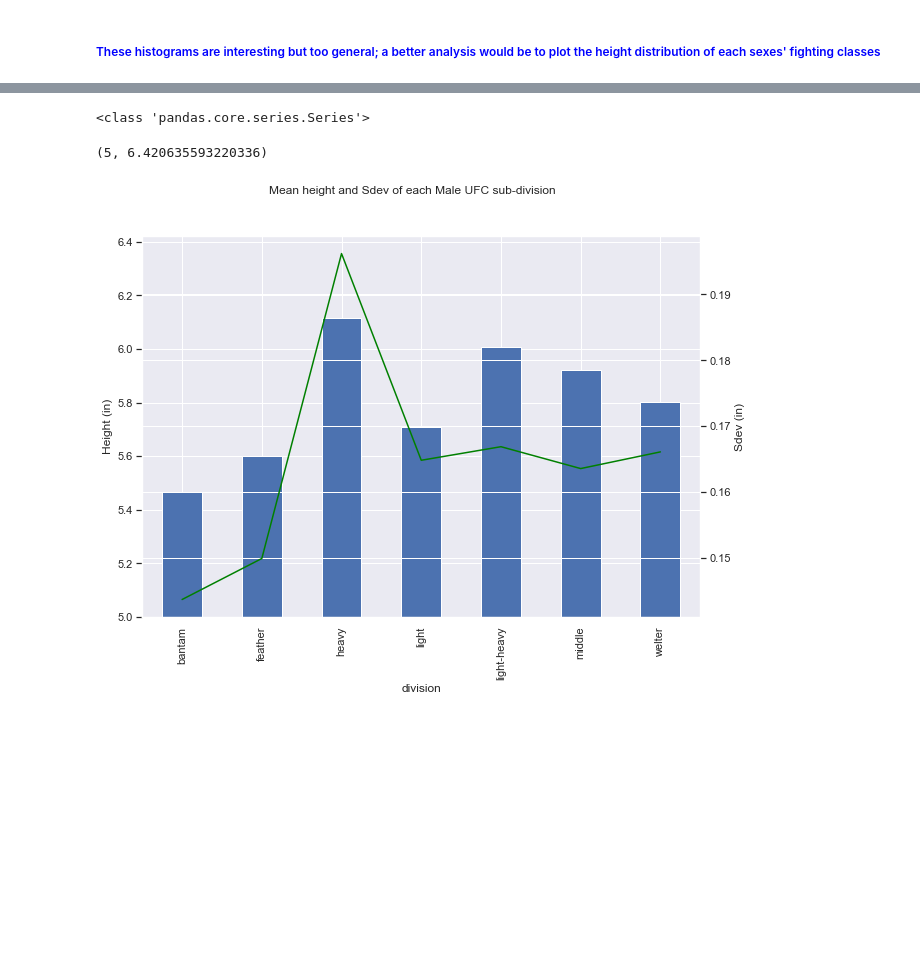
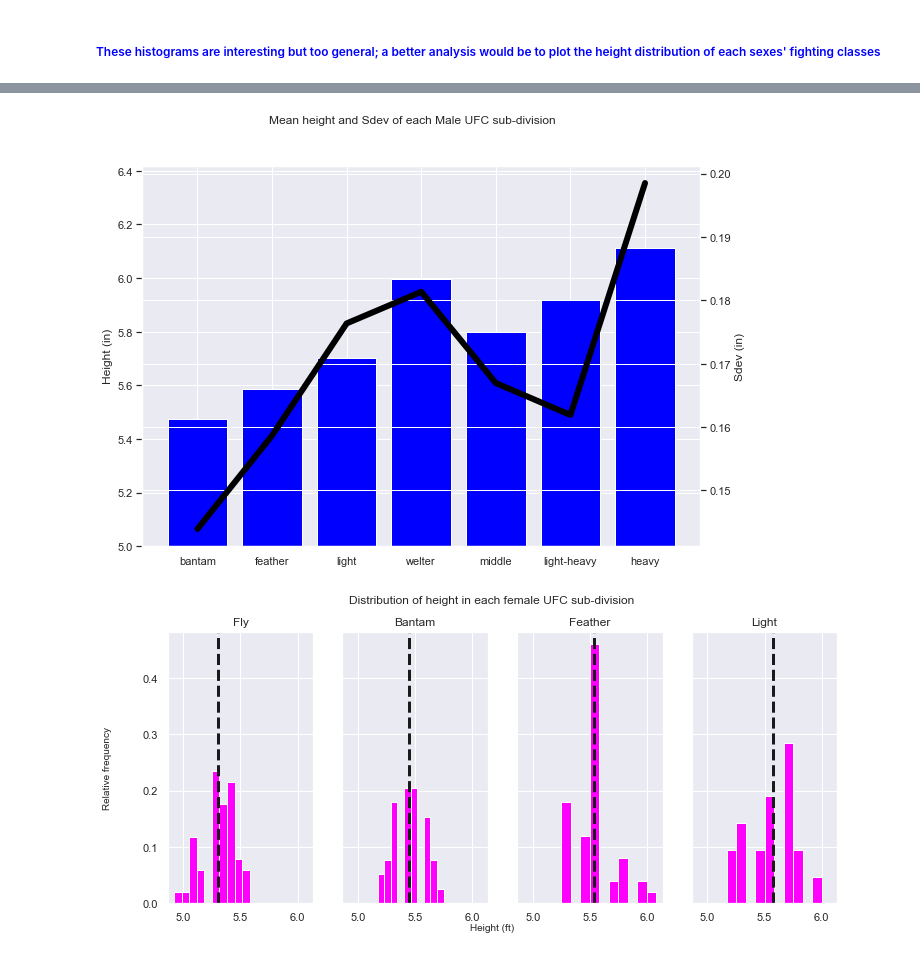
Before and after one commit to egarcia11/ufc_data_analysis, a Jupyter notebook: introductory_analysis.ipynb, the cells around one changed output, grey strips where cells are left out. Saved outputs shown, nothing was run; the diff lists cells and outputs as text; code cells hidden in the pictures; blank space fills up the shorter version.

```diff
--- a/introductory_analysis.ipynb
+++ b/introductory_analysis.ipynb
@@ -300,28 +297,64 @@ axes[1][3].axvline(heavyWeights['height'].mean(), color='k', linestyle='dashed',
 # %%
 #figure settings
 fig3, ax1 = plt.subplots(figsize=(10,7))
 fig3.suptitle('Mean height and Sdev of each Male UFC sub-division')
 ax2 = ax1.twinx()
 
 ax1.set_ylabel('Height (in)')
 ax2.set_ylabel('Sdev (in)')
 
 #plotting graph
-fighterSet =[flyWeights, bantamWeights, featherWeights, lightWeights, lightheavyWeights, welterWeights, middleWeights, heavyWeights]
 
+ordered_m_divisions = [bantamWeights, featherWeights, lightWeights, lightheavyWeights, welterWeights, middleWeights, heavyWeights]
 
-heightMeans = malesFrame.groupby('division')['height'].mean()
-heightStd = malesFrame.groupby('division')['height'].std()
-print(type(heightMeans))
+mHeightMeans = []
+mHeightStd = []
+for dataset in ordered_m_divisions:
+    mHeightMeans.append(dataset['height'].mean())
+    mHeightStd.append(dataset['height'].std())
 
-ax2.plot(heightStd, color="green")
-heightMeans.plot.bar(ax=ax1)
+ax2.plot(mHeightStd, color="black",linewidth =6)
+ax1.bar(['bantam','feather','light','welter','middle','light-heavy','heavy'],mHeightMeans, color="blue")
 
-ax1.set_ylim(ymin=5)
+ax1.set_ylim(ymin=5);
 # %% [output]
-<class 'pandas.core.series.Series'>
-(5, 6.420635593220336)
-[figure, old version]
+[figure, new version]
+# %%
+#figure settings
+fig2, axes = plt.subplots(ncols=4, sharey=True, sharex=True,figsize=(12,5))
+fig2.suptitle('Distribution of height in each female UFC sub-division')
+suplabel('x','Height (ft)')
+suplabel('y','Relative frequency')
+
+
+#grouping by weight division
+
+#plotting relative frequency
+f_fly_division = femalesFrame[femalesFrame.division == 'fly']
+axes[0].hist(f_fly_division['height'],weights=np.zeros_like(f_fly_division['height']) + 1./len(f_fly_division['height'].index),\
+            color="magenta")
+axes[0].title.set_text('Fly')
+axes[0].axvline(f_fly_division['height'].mean(), color='k', linestyle='dashed', linewidth=3)
+
+f_bantam_division = femalesFrame[femalesFrame.division == 'bantam']
+axes[1].hist(f_bantam_division['height'],weights=np.zeros_like(f_bantam_division['height']) + 1./len(f_bantam_division['height'].index),\
+            color="magenta")
+axes[1].title.set_text('Bantam')
+axes[1].axvline(f_bantam_division['height'].mean(), color='k', linestyle='dashed', linewidth=3)
+
+f_feather_division = femalesFrame[femalesFrame.division == 'feather']
+axes[2].hist(f_feather_division['height'],weights=np.zeros_like(f_feather_division['height']) + 1./len(f_feather_division['height'].index),\
+            color="magenta")
+axes[2].title.set_text('Feather')
+axes[2].axvline(f_feather_division['height'].mean(), color='k', linestyle='dashed', linewidth=3)
+
+f_light_division = femalesFrame[femalesFrame.division == 'light']
+axes[3].hist(f_lightweight_division['height'],weights=np.zeros_like(f_lightweight_division['height']) + 1./len(f_lightweight_division['height'].index),\
+            color="magenta")
+axes[3].title.set_text('Light')
+axes[3].axvline(f_lightweight_division['height'].mean(), color='k', linestyle='dashed', linewidth=3);
+# %% [output]
+[figure, added]
 # %%
 #females height summary
 #figure settings
```
Also changed, not shown: parts of 9 cells of this notebook.
